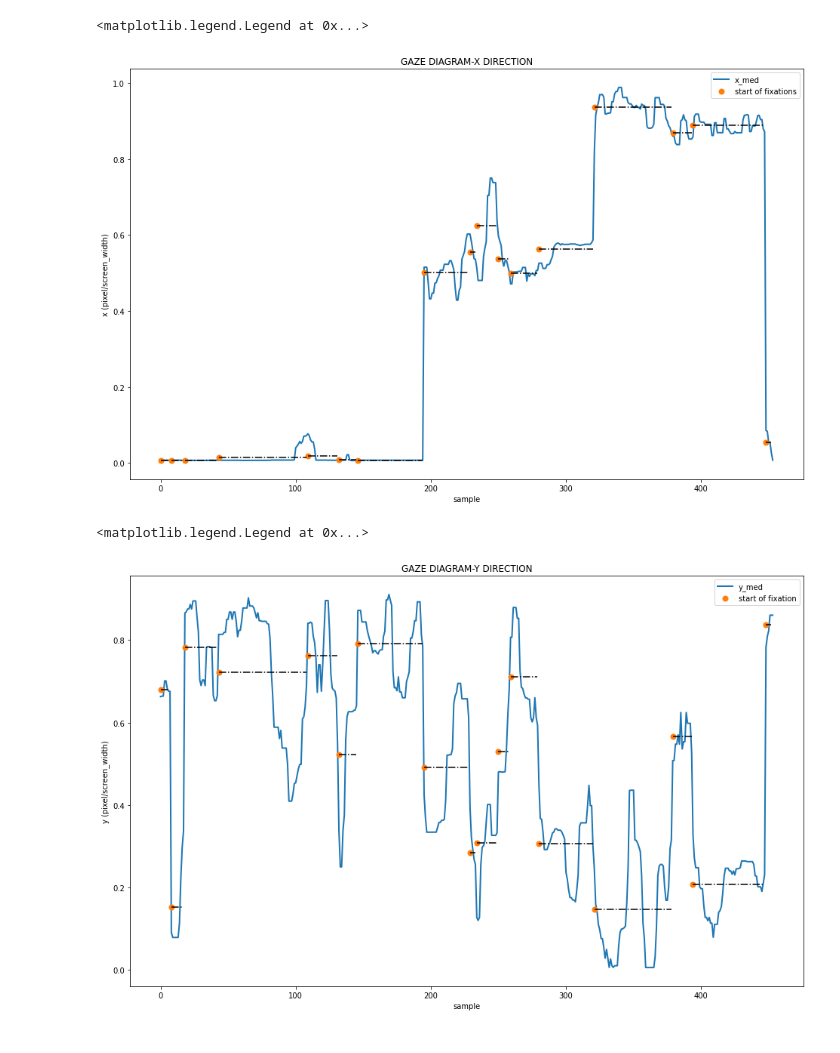
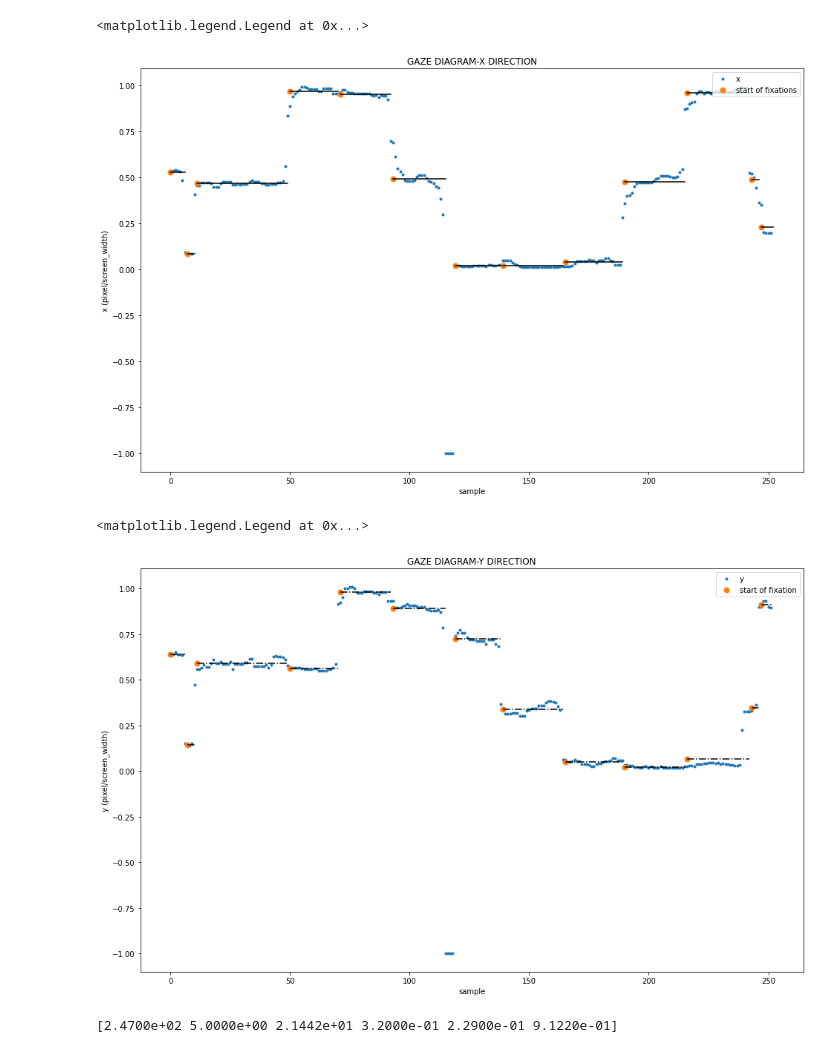
Before and after one commit to MustafaLotfi/Owleye, a Jupyter notebook: codes/jupyter_notebook/fixations_in_AOIs.ipynb, the cells around one changed output. Saved outputs shown, nothing was run; the diff lists cells and outputs as text; code cells hidden in the pictures.

```diff
--- a/codes/jupyter_notebook/fixations_in_AOIs.ipynb
+++ b/codes/jupyter_notebook/fixations_in_AOIs.ipynb
@@ -7,6 +8,5 @@ from mpl_toolkits.mplot3d import Axes3D
 # %%
 PATH2ROOT = "../../"
-sbj_num = 11
-subjects_fol = "subjects/"
-sampling_test_fol = "sampling/"
+sbj_num = 10
+smp_dir = PATH2ROOT + f"subjects/{sbj_num}/smp/"
 # %%
@@ -153,19 +267,0 @@ sac[-1] = True
-# %%
-i = 0
-fix = []
-while i < n_smp-1:
-    if sac[i]:
-        j = 0
-        while True:
-            if sac[i+j+1]:
-                break
-            else:
-                j += 1
-        fix.append([i,
-                    j,
-                    t[i+1],
-                    round(t[i+j+1]-t[i+1], 2),
-                    round(et_med[i+1:i+j+1, 0].mean(), 4),
-                    round(et_med[i+1:i+j+1, 1].mean(), 4)])
-        i += j+1
-print(fix)
@@ -174,14 +268,21 @@ print(fix)
 # %%
+n_seq = 0
 fs_ind = []
 fs_x = []
 fs_y = []
-for f in fix:
+for f in fix[n_seq]:
     fs_ind.append(f[0])
     fs_x.append(f[4])
     fs_y.append(f[5])
 
 plt.figure(figsize=(16, 10))
-plt.plot(np.array(et_med[:, 0]), -np.array(et_med[:, 1]), 'o', markersize=3, label="filtered data", color="green")
+plt.plot(
+    np.array(et_mat_in[n_seq][:, 0]),
+    -np.array(et_mat_in[n_seq][:, 1]),
+    'o', markersize=3,
+    label="filtered data",
+    color="green"
+)
 plt.plot(np.array(fs_x[0]), -np.array(fs_y[0]), '*', color='blue', markersize=20, label="first fixation")
 plt.plot(np.array(fs_x[1:-1]), -np.array(fs_y[1:-1]), '^', label="fixations", color="black", markersize=8)
 plt.plot(np.array(fs_x[-1]), -np.array(fs_y[-1]), '*', color='r', markersize=20, label="final fixation")
@@ -196,31 +297,35 @@ plt.legend(loc="upper right")
 # %%
 plt.figure(figsize=(16, 10))
-plt.plot(et_med[:, 0], linewidth=2, label="x_med")
+plt.plot(et_mat_seq[n_seq][:, 0], 'o', markersize=3, label="x")
 plt.plot(fs_ind, fs_x, 'o', label="start of fixations", markersize=7)
-for f in fix:
+for f in fix[n_seq]:
     arf_ind = np.arange(f[0], f[0] + f[1] + 1)
     arf_x = np.ones(arf_ind.shape[0]) * f[4]
-    plt.plot(arf_ind, arf_x, linestyle='-.',color="black", linewidth=1.5)
+    plt.plot(arf_ind, arf_x,color="black", linewidth=1.5)
 plt.title("GAZE DIAGRAM-X DIRECTION")
 plt.xlabel("sample")
 plt.ylabel("x (pixel/screen_width)")
 plt.legend(loc="upper right")
 # %% [output]
 <matplotlib.legend.Legend at 0x...>
-[figure, old version]
+[figure, new version]
 # %%
 plt.figure(figsize=(16, 10))
-plt.plot(et_med[:, 1], linewidth=2, label="y_med")
+plt.plot(et_mat_seq[n_seq][:, 1], 'o', markersize=3, label="y")
 plt.plot(fs_ind, fs_y, 'o', label="start of fixation", markersize=7)
-for f in fix:
+for f in fix[n_seq]:
     arf_ind = np.arange(f[0], f[0] + f[1] + 1)
     arf_y = np.ones(arf_ind.shape[0]) * f[5]
     plt.plot(arf_ind, arf_y, linestyle='-.',color="black", linewidth=1.5)
 plt.title("GAZE DIAGRAM-Y DIRECTION")
 plt.xlabel("sample")
 plt.ylabel("y (pixel/screen_width)")
 plt.legend(loc="upper right")
 # %% [output]
 <matplotlib.legend.Legend at 0x...>
-[figure, old version]
+[figure, new version]
+# %%
+print(fix[0][-1])
+# %% [output]
+[2.4700e+02 5.0000e+00 2.1442e+01 3.2000e-01 2.2900e-01 9.1220e-01]
 # %%
```
Also changed, not shown: parts of 45 cells of this notebook, 25 other files.
